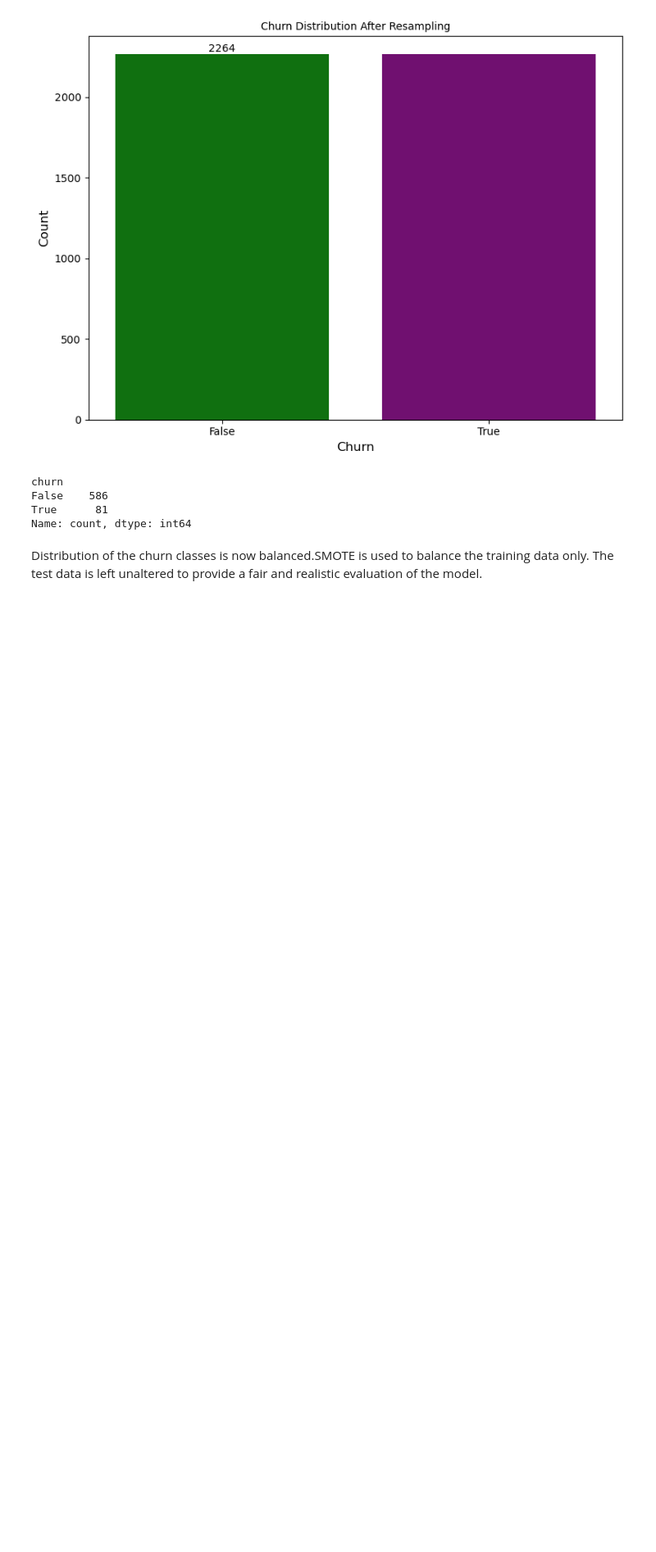
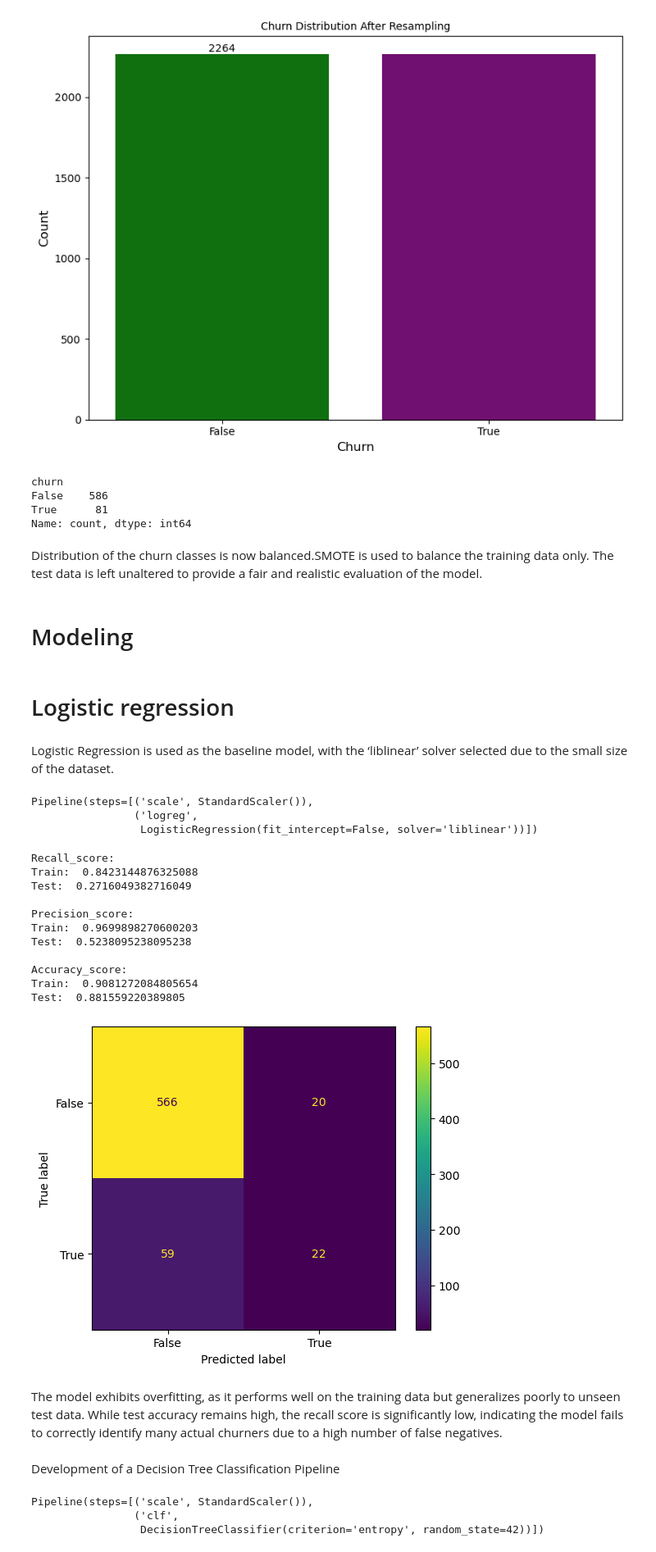
Before and after one commit to bengatmercy/mercychebet, a Jupyter notebook: Desktop/FINAL _PROJECT _PHASE/syria_customer_analysis.ipynb, the cells around one changed output. Shown at 82% size. Drawn from its saved outputs; the diff is of its cells as text; code cells hidden in the pictures; blank space fills up the shorter version.

```diff
--- a/Desktop/FINAL _PROJECT _PHASE/syria_customer_analysis.ipynb
+++ b/Desktop/FINAL _PROJECT _PHASE/syria_customer_analysis.ipynb
@@ -350,3 +350,53 @@ True      81
 Name: count, dtype: int64
 # %% [markdown]
 Distribution of the churn classes is now balanced.SMOTE is used to balance the training data only. The test data is left unaltered to provide a fair and realistic evaluation of the model.
+# %% [markdown]
+# Modeling
+# %% [markdown]
+# Logistic regression
+# %% [markdown]
+Logistic Regression is used as the baseline model, with the ‘liblinear’ solver selected due to the small size of the dataset.
+# %%
+logistic_Regression_pipeline = Pipeline(steps=[('scale', StandardScaler()),
+                                                ('logreg', LogisticRegression(fit_intercept=False, solver='liblinear'))])
+logistic_Regression_pipeline.fit(X_train_resampled, y_train_resampled)
+# %% [output]
+Pipeline(steps=[('scale', StandardScaler()),
+                ('logreg',
+                 LogisticRegression(fit_intercept=False, solver='liblinear'))])
+# %%
+# function to evaluate the performance of the model
+def evaluate(model, X_test, y_test):
+    y_train_preds = model.predict(X_train_resampled)
+    y_test_preds = model.predict(X_test)
+    print('Recall_score: ')
+    print('Train: ', recall_score(y_train_resampled, y_train_preds))
+    print('Test: ', recall_score(y_test, y_test_preds))
+    print('\nPrecision_score: ')
+    print('Train: ', precision_score(y_train_resampled, y_train_preds))
+    print('Test: ', precision_score(y_test, y_test_preds))
+    print('\nAccuracy_score: ')
+    print('Train: ', accuracy_score(y_train_resampled, y_train_preds))
+    print('Test: ', accuracy_score(y_test, y_test_preds))
+    cm = confusion_matrix(y_test, y_test_preds, labels=model.classes_)
+    disp = ConfusionMatrixDisplay(confusion_matrix=cm, display_labels=model.classes_)
+    disp.plot()
+    plt.show()
+# %%
+# evaluate the performance of the model
+evaluate(logistic_Regression_pipeline, X_test, y_test)
+# %% [output]
+Recall_score:
+Train:  0.8423144876325088
+Test:  0.2716049382716049
+
+Precision_score:
+Train:  0.9699898270600203
+Test:  0.5238095238095238
+
+Accuracy_score:
+Train:  0.9081272084805654
+Test:  0.881559220389805
+[figure, added]
+# %% [markdown]
+The model exhibits overfitting, as it performs well on the training data but generalizes poorly to unseen test data. While test accuracy remains high, the recall score is significantly low, indicating the model fails to correctly identify many actual churners due to a high number of false negatives.
@@ -352,0 +405,10 @@ Distribution of the churn classes is now balanced.SMOTE is used to balance the t
+# %% [markdown]
+Development of a Decision Tree Classification Pipeline
+# %%
+# Create a pipeline
+decision_tree_pipeline = Pipeline(steps=[('scale', StandardScaler()), ('clf', DecisionTreeClassifier(criterion='entropy', random_state=42))])
+decision_tree_pipeline.fit(X_train_resampled, y_train_resampled)
+# %% [output]
+Pipeline(steps=[('scale', StandardScaler()),
+                ('clf',
+                 DecisionTreeClassifier(criterion='entropy', random_state=42))])
```
Also changed, not shown: parts of 15 cells of this notebook.
